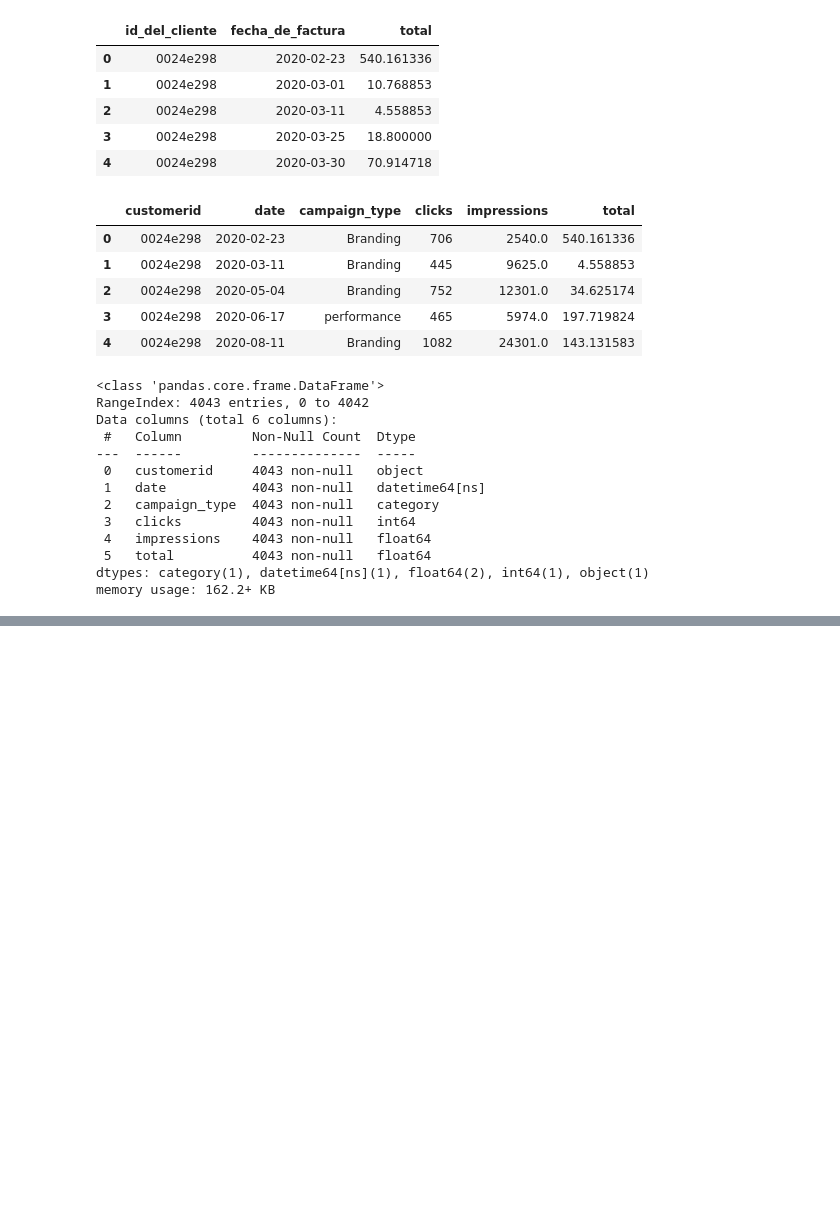
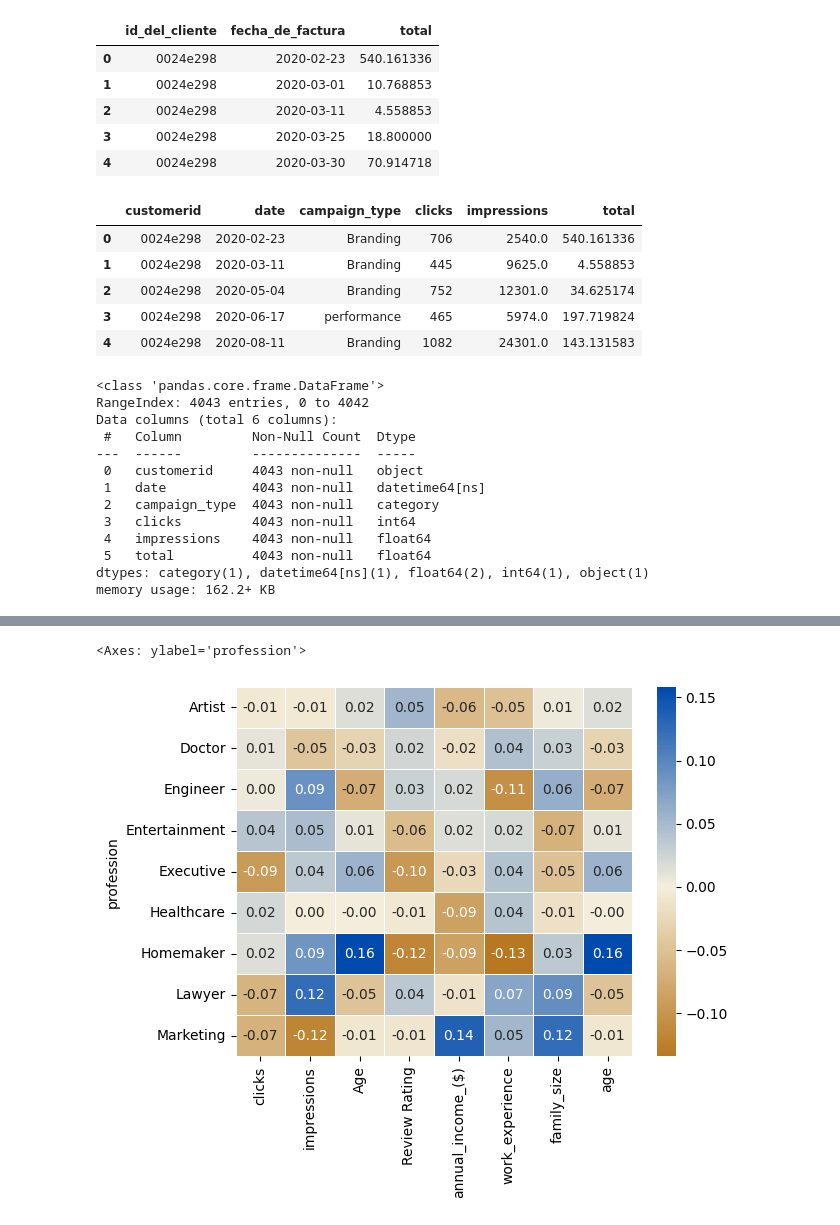
Before and after one commit to MiguelAMeloM/Miguel_DataAnalytics, a Jupyter notebook: campañas_marketing/analisis.ipynb, the cells around one changed output, grey strips where cells are left out. Cells and saved outputs as stored; diff of their text form; code cells hidden in the pictures; blank space fills up the shorter version.

```diff
--- a/campañas_marketing/analisis.ipynb
+++ b/campañas_marketing/analisis.ipynb
@@ -599,3 +599,30 @@ df.head()
 | 2 | 0024e298 | 2020-05-04 | Branding | 752 | 12301.0 | 34.625174 | 54.0 | Male | Móstoles | ... |
 | 3 | 0024e298 | 2020-06-17 | performance | 465 | 5974.0 | 197.719824 | 54.0 | Male | Móstoles | ... |
 | 4 | 0024e298 | 2020-08-11 | Branding | 1082 | 24301.0 | 143.131583 | 54.0 | Male | Móstoles | ... |
+# %%
+df.drop(columns=['Age','Gender'],inplace=True)
+df.rename(columns={
+    'Location':'location',
+    'Review Rating':'review_ratin',
+    'Subscription Status':'subscription_status',
+    'Preferred Payment Method':'payment',
+    'annual_income_($)':'annual_income'
+},inplace=True)
+# %%
+corr = group_corr(
+    df,
+    'profession',
+    df.select_dtypes('number').columns,
+    'total'
+)
+sns.heatmap(
+    data = corr,
+    annot = True,
+    linewidths = 0.5,
+    cmap = cmap,
+    center = 0,
+    fmt = '.2f'
+)
+# %% [output]
+<Axes: ylabel='profession'>
+[figure, added]
```
Also changed, not shown: parts of 4 cells of this notebook.
